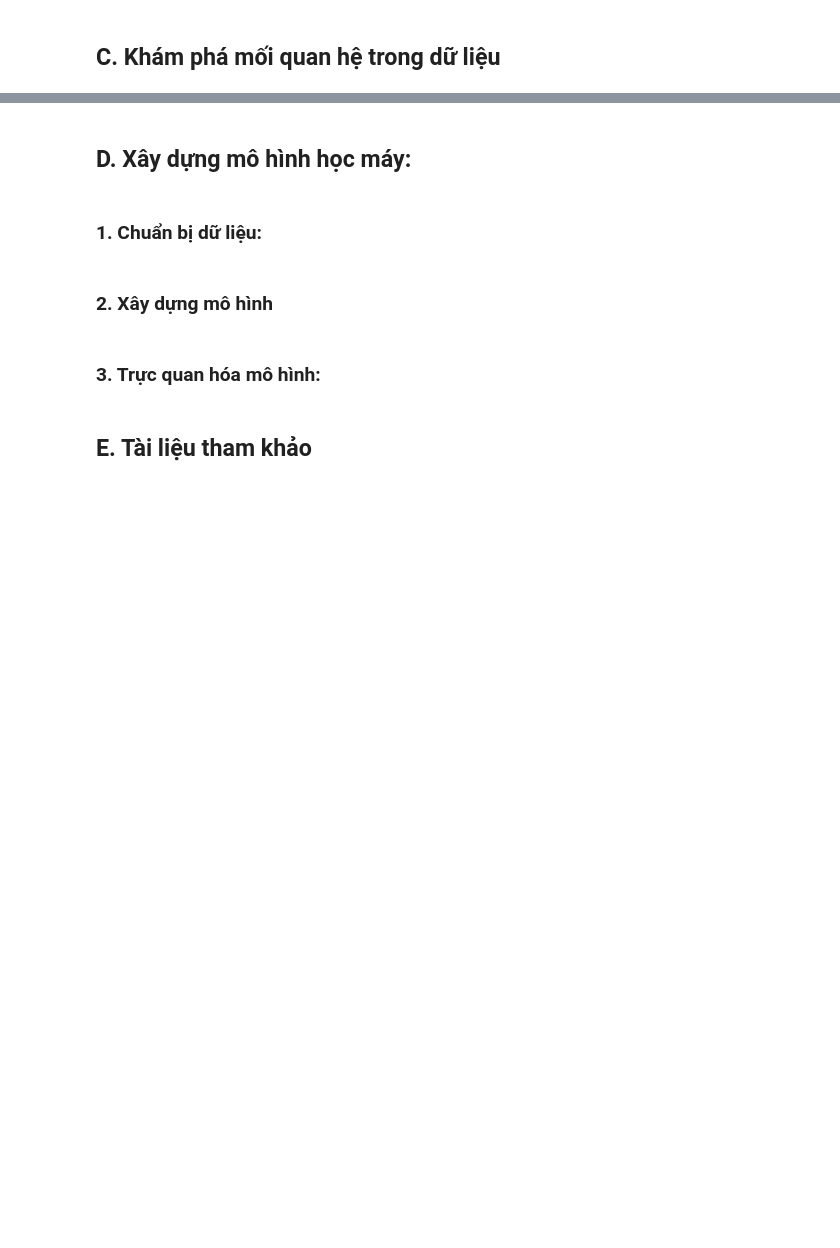
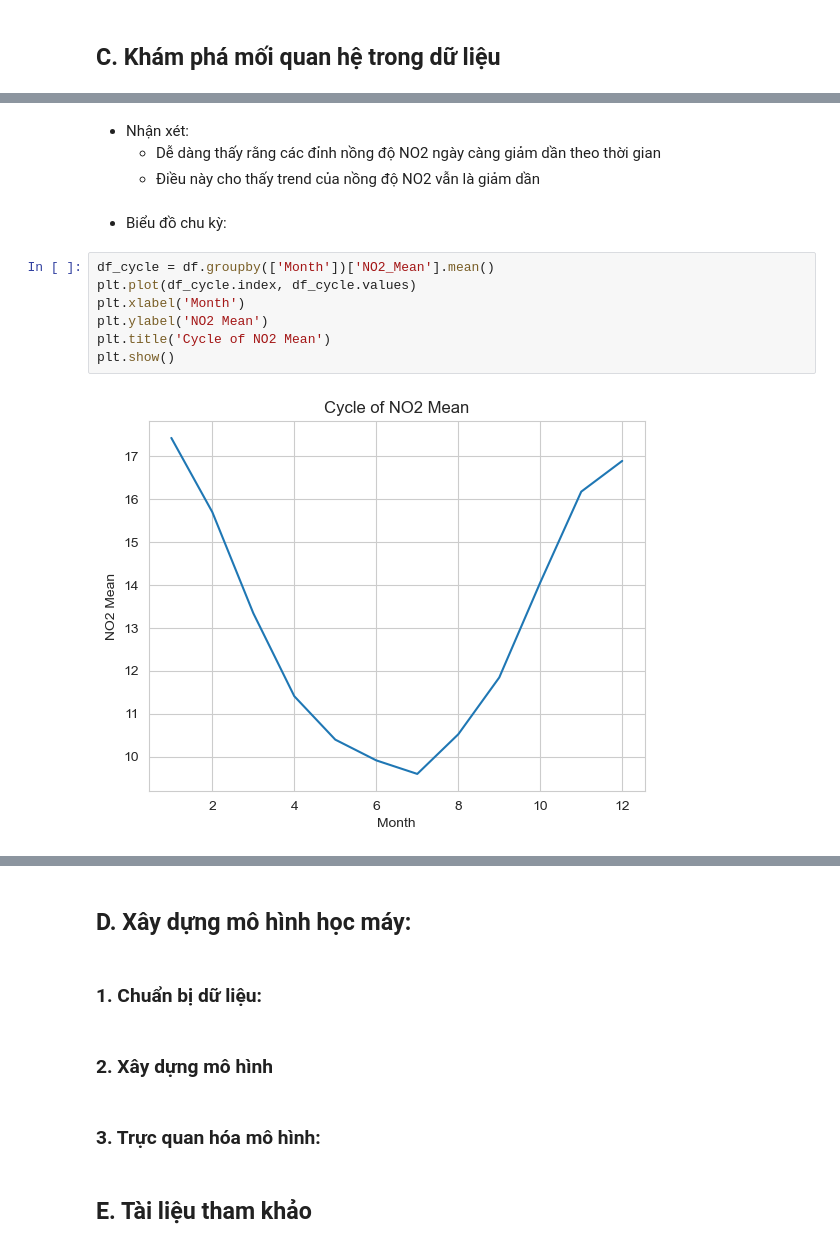
Before and after one commit to tungbtt/Lab02_DV, a Jupyter notebook: lab02.ipynb, the cells around one changed output, grey strips where cells are left out. Saved outputs shown, nothing was run; the diff lists cells and outputs as text; blank space fills up the shorter version.

```diff
--- a/lab02.ipynb
+++ b/lab02.ipynb
@@ -217,0 +269,15 @@ df[set(df.columns)-set(numeric_cols)].describe()
+# %% [markdown]
+- Nhận xét:
+    + Dễ dàng thấy rằng các đỉnh nồng độ NO2 ngày càng giảm dần theo thời gian
+    + Điều này cho thấy trend của nồng độ NO2 vẫn là giảm dần
+# %% [markdown]
+- Biểu đồ chu kỳ:
+# %%
+df_cycle = df.groupby(['Month'])['NO2_Mean'].mean()
+plt.plot(df_cycle.index, df_cycle.values)
+plt.xlabel('Month')
+plt.ylabel('NO2 Mean')
+plt.title('Cycle of NO2 Mean')
+plt.show()
+# %% [output]
+[figure, added]
```
Also changed, not shown: parts of 14 cells of this notebook.
